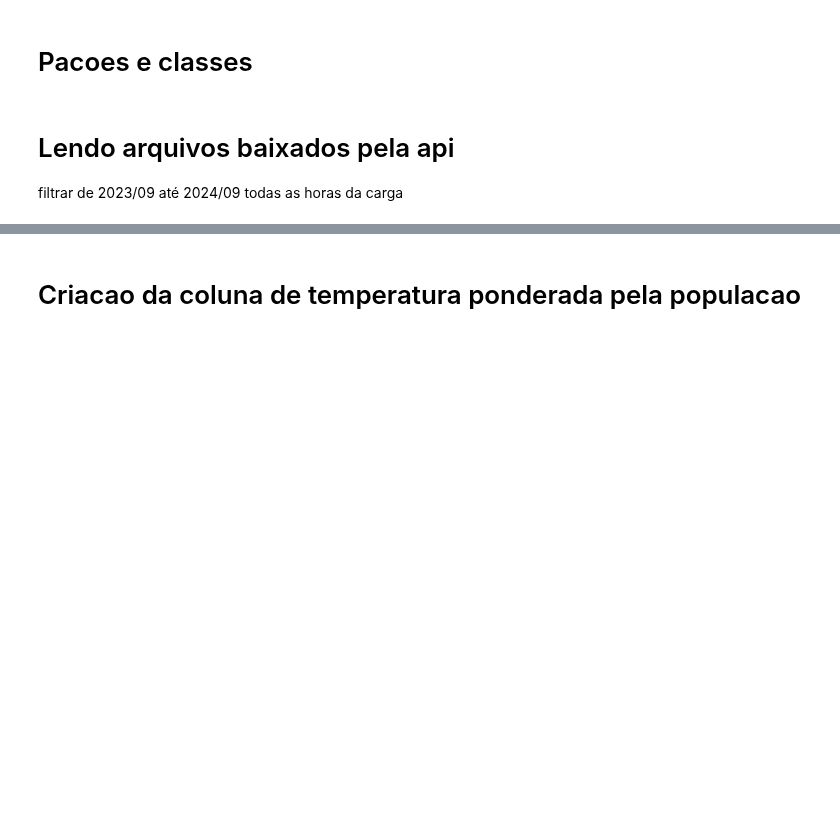
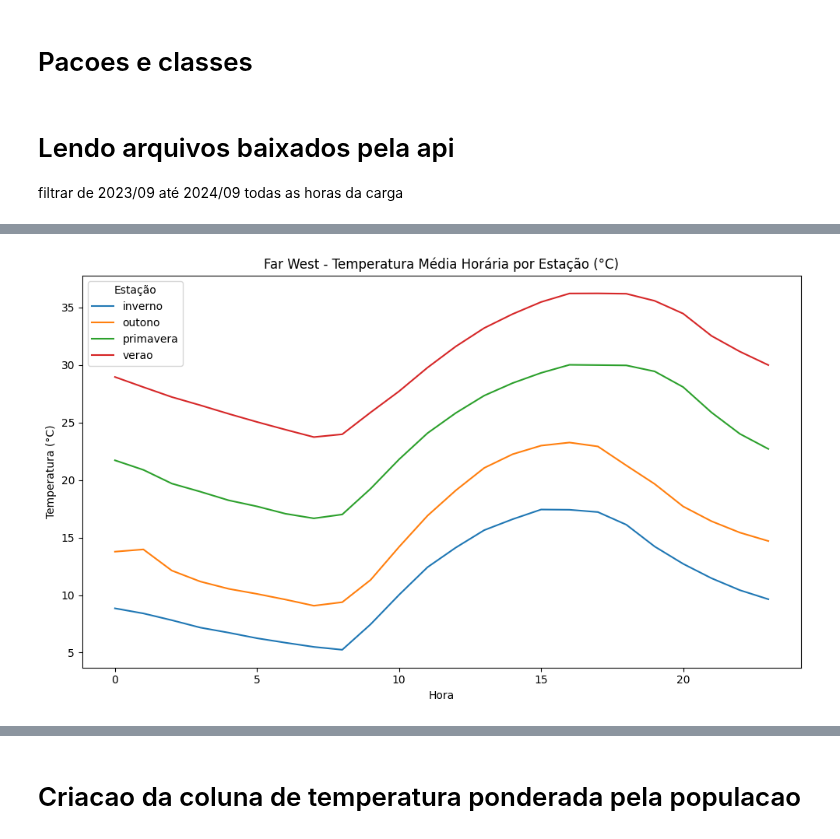
Before and after one commit to jrodrigotico/serena-tcc, a Jupyter notebook: debug_modelo.ipynb, the cells around one changed output, grey strips where cells are left out. Saved outputs shown, nothing was run; the diff lists cells and outputs as text; code cells hidden in the pictures; blank space fills up the shorter version.

```diff
--- a/debug_modelo.ipynb
+++ b/debug_modelo.ipynb
@@ -71,0 +121,26 @@ df = df[(df['publish_time_utc_carga'].dt.time == hora)]
+# %%
+import matplotlib.pyplot as plt
+import seaborn as sns
+
+# Agrupar dados apenas para far_west_tc
+df_far_west = df_dia_semana.groupby(['estacao', 'hour'])['far_west_tc'].mean().reset_index()
+
+# Plotar gráfico
+plt.figure(figsize=(10, 6))
+sns.lineplot(
+    data=df_far_west,
+    x='hour',
+    y='far_west_tc',
+    hue='estacao',
+    palette='tab10'
+)
+
+plt.title('Far West - Temperatura Média Horária por Estação (°C)')
+plt.xlabel('Hora')
+plt.ylabel('Temperatura (°C)')
+plt.legend(title='Estação')
+plt.grid(False)
+plt.tight_layout()
+plt.show()
+# %% [output]
+[figure, added]
```
Also changed, not shown: parts of 4 cells of this notebook, 1 other file.
